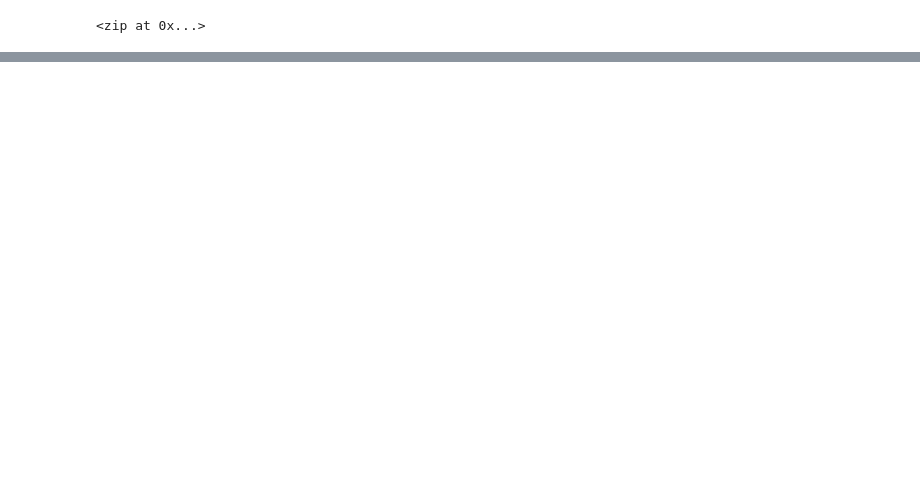
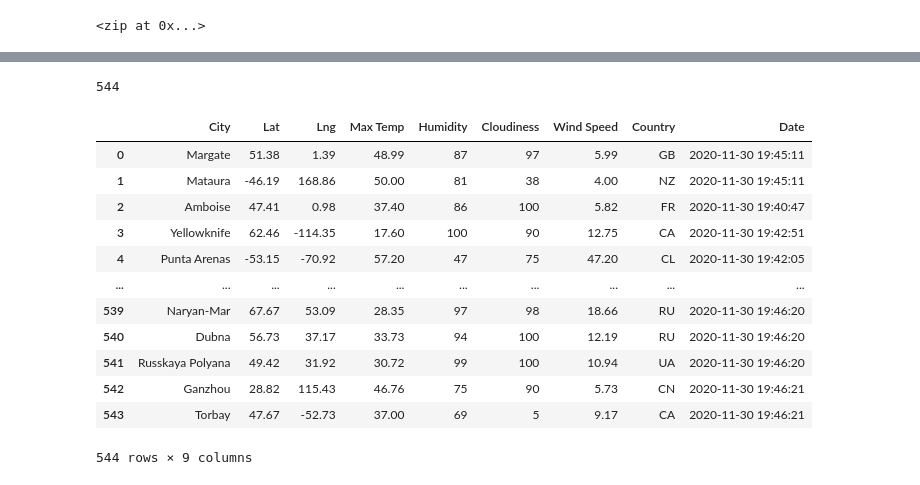
Before and after one commit to VinuthaBS/World_Weather_Analysis, a Jupyter notebook: WeatherPy.ipynb, the cells around one changed output, grey strips where cells are left out. Saved outputs shown, nothing was run; the diff lists cells and outputs as text; code cells hidden in the pictures; blank space fills up the shorter version.

Commit message:
Updated gitignore file and updated WeatherPy file with code for dataframe with weather info for 500+ cities

```diff
--- a/WeatherPy.ipynb
+++ b/WeatherPy.ipynb
@@ -33,0 +40,4 @@ len(cities)
+# %%
+# Starting URL for Weather Map API Call.
+url = "http://api.openweathermap.org/data/2.5/weather?units=Imperial&APPID=" + weather_api_key
+print(url)
@@ -33,0 +126,22 @@ len(cities)
+# %%
+len(city_data)
+# %% [output]
+544
+# %%
+# Convert the array of dictionaries to a Pandas DataFrame.
+city_data_df = pd.DataFrame(city_data)
+city_data_df
+# %% [output]
+|  | City | Lat | Lng | Max Temp | Humidity | Cloudiness | Wind Speed | Country | Date |
+| 0 | Margate | 51.38 | 1.39 | 48.99 | 87 | 97 | 5.99 | GB | 2020-11-30 19:45:11 |
+| 1 | Mataura | -46.19 | 168.86 | 50.00 | 81 | 38 | 4.00 | NZ | 2020-11-30 19:45:11 |
+| 2 | Amboise | 47.41 | 0.98 | 37.40 | 86 | 100 | 5.82 | FR | 2020-11-30 19:40:47 |
+| 3 | Yellowknife | 62.46 | -114.35 | 17.60 | 100 | 90 | 12.75 | CA | 2020-11-30 19:42:51 |
+| 4 | Punta Arenas | -53.15 | -70.92 | 57.20 | 47 | 75 | 47.20 | CL | 2020-11-30 19:42:05 |
+| ... | ... | ... | ... | ... | ... | ... | ... | ... | ... |
+| 539 | Naryan-Mar | 67.67 | 53.09 | 28.35 | 97 | 98 | 18.66 | RU | 2020-11-30 19:46:20 |
+| 540 | Dubna | 56.73 | 37.17 | 33.73 | 94 | 100 | 12.19 | RU | 2020-11-30 19:46:20 |
+| 541 | Russkaya Polyana | 49.42 | 31.92 | 30.72 | 99 | 100 | 10.94 | UA | 2020-11-30 19:46:20 |
+| 542 | Ganzhou | 28.82 | 115.43 | 46.76 | 75 | 90 | 5.73 | CN | 2020-11-30 19:46:21 |
+| 543 | Torbay | 47.67 | -52.73 | 37.00 | 69 | 5 | 9.17 | CA | 2020-11-30 19:46:21 |
+544 rows × 9 columns
```
Also changed, not shown: parts of 8 cells of this notebook, 1 other file.
